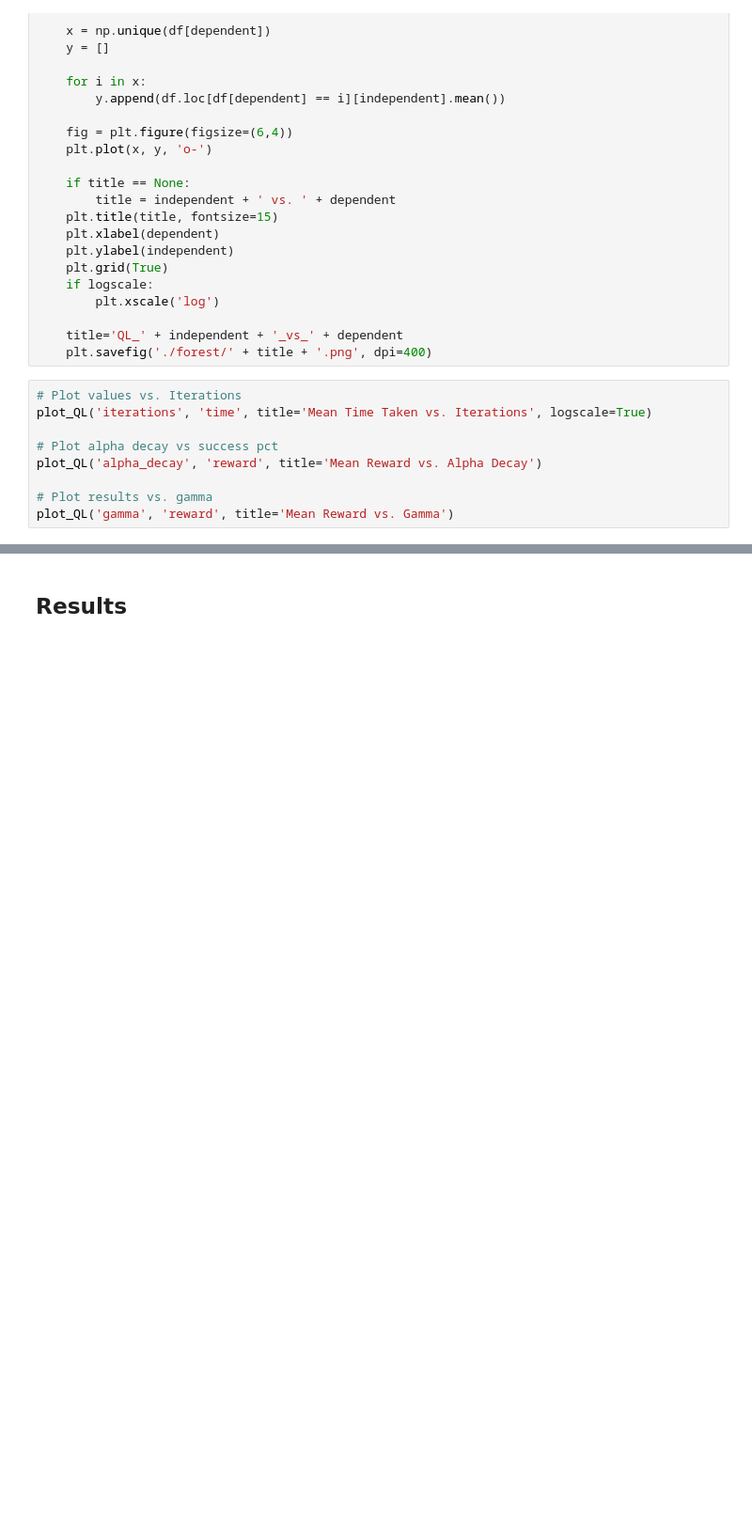
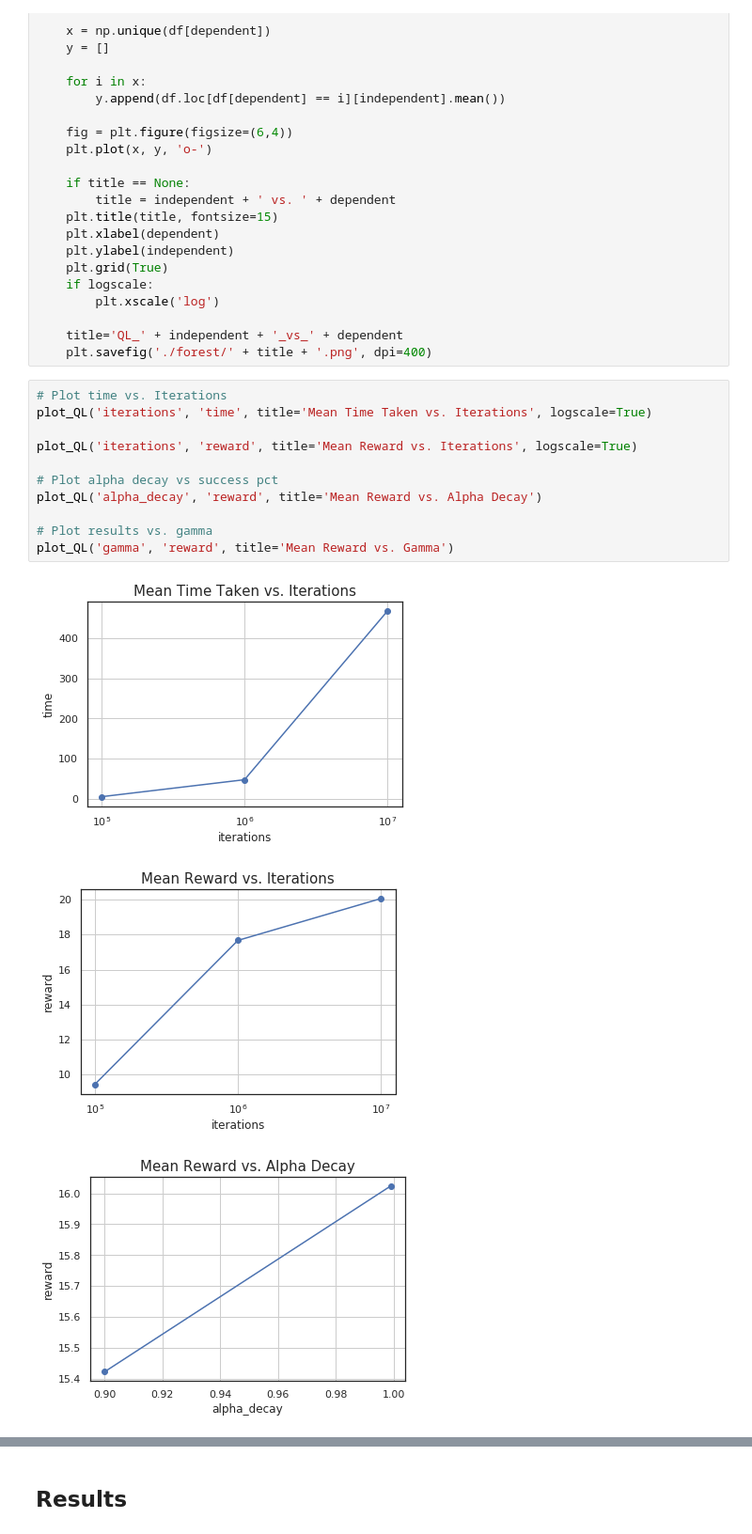
Before and after one commit to reedipher/CS-7641-reinforcement_learning, a Jupyter notebook: code/forest.ipynb, the cells around one changed output, grey strips where cells are left out. Shown at 94% size. Saved outputs shown, nothing was run; the diff lists cells and outputs as text; blank space fills up the shorter version.

Commit message:
added some ql plots on forest

```diff
--- a/code/forest.ipynb
+++ b/code/forest.ipynb
@@ -502,11 +505,17 @@ def plot_QL(dependent, independent, title=None, logscale=False):
     title='QL_' + independent + '_vs_' + dependent
     plt.savefig('./forest/' + title + '.png', dpi=400)
 # %%
-# Plot values vs. Iterations
+# Plot time vs. Iterations
 plot_QL('iterations', 'time', title='Mean Time Taken vs. Iterations', logscale=True)
+
+plot_QL('iterations', 'reward', title='Mean Reward vs. Iterations', logscale=True)
 
 # Plot alpha decay vs success pct
 plot_QL('alpha_decay', 'reward', title='Mean Reward vs. Alpha Decay')
 
 # Plot results vs. gamma
 plot_QL('gamma', 'reward', title='Mean Reward vs. Gamma')
+# %% [output]
+[figure, added]
+[figure, added]
+[figure, added]
```
Also changed, not shown: parts of 3 cells of this notebook, 5 other files.
